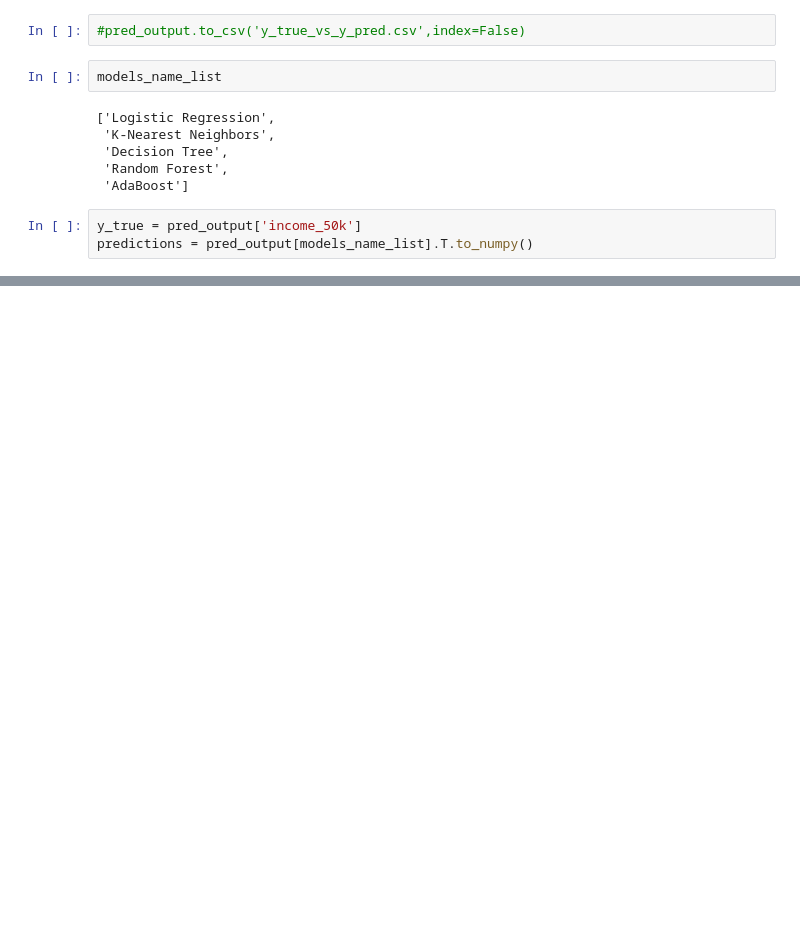
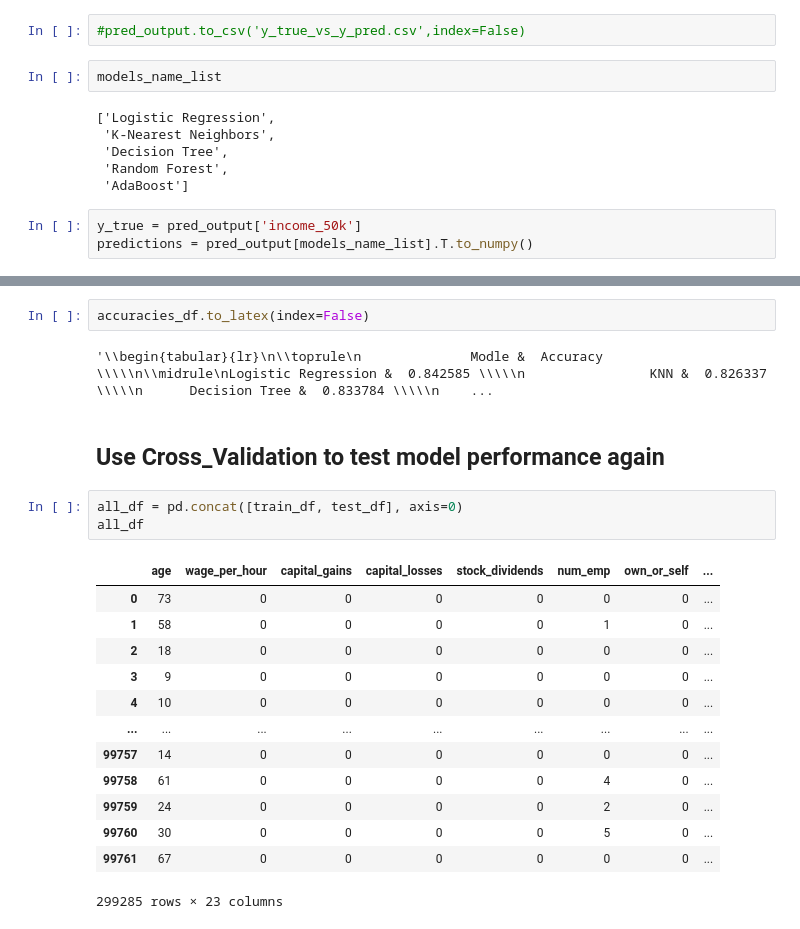
Before and after one commit to DavidMao0310/MA429_Mock_Project_2023, a Jupyter notebook: preprocessing/Model_building.ipynb, the cells around one changed output, grey strips where cells are left out. Drawn from its saved outputs; the diff is of its cells as text; blank space fills up the shorter version.

```diff
--- a/preprocessing/Model_building.ipynb
+++ b/preprocessing/Model_building.ipynb
@@ -298,0 +302,23 @@ Model AdaBoost:
+# %%
+accuracies_df.to_latex(index=False)
+# %% [output]
+'\\begin{tabular}{lr}\n\\toprule\n              Modle &  Accuracy \\\\\n\\midrule\nLogistic Regression &  0.842585 \\\\\n                KNN &  0.826337 \\\\\n      Decision Tree &  0.833784 \\\\\n    ...
+# %% [markdown]
+## Use Cross_Validation to test model performance again
+# %%
+all_df = pd.concat([train_df, test_df], axis=0)
+all_df
+# %% [output]
+|  | age | wage_per_hour | capital_gains | capital_losses | stock_dividends | num_emp | own_or_self | ... |
+| 0 | 73 | 0 | 0 | 0 | 0 | 0 | 0 | ... |
+| 1 | 58 | 0 | 0 | 0 | 0 | 1 | 0 | ... |
+| 2 | 18 | 0 | 0 | 0 | 0 | 0 | 0 | ... |
+| 3 | 9 | 0 | 0 | 0 | 0 | 0 | 0 | ... |
+| 4 | 10 | 0 | 0 | 0 | 0 | 0 | 0 | ... |
+| ... | ... | ... | ... | ... | ... | ... | ... | ... |
+| 99757 | 14 | 0 | 0 | 0 | 0 | 0 | 0 | ... |
+| 99758 | 61 | 0 | 0 | 0 | 0 | 4 | 0 | ... |
+| 99759 | 24 | 0 | 0 | 0 | 0 | 2 | 0 | ... |
+| 99760 | 30 | 0 | 0 | 0 | 0 | 5 | 0 | ... |
+| 99761 | 67 | 0 | 0 | 0 | 0 | 0 | 0 | ... |
+299285 rows × 23 columns
```
Also changed, not shown: parts of 17 cells of this notebook.
